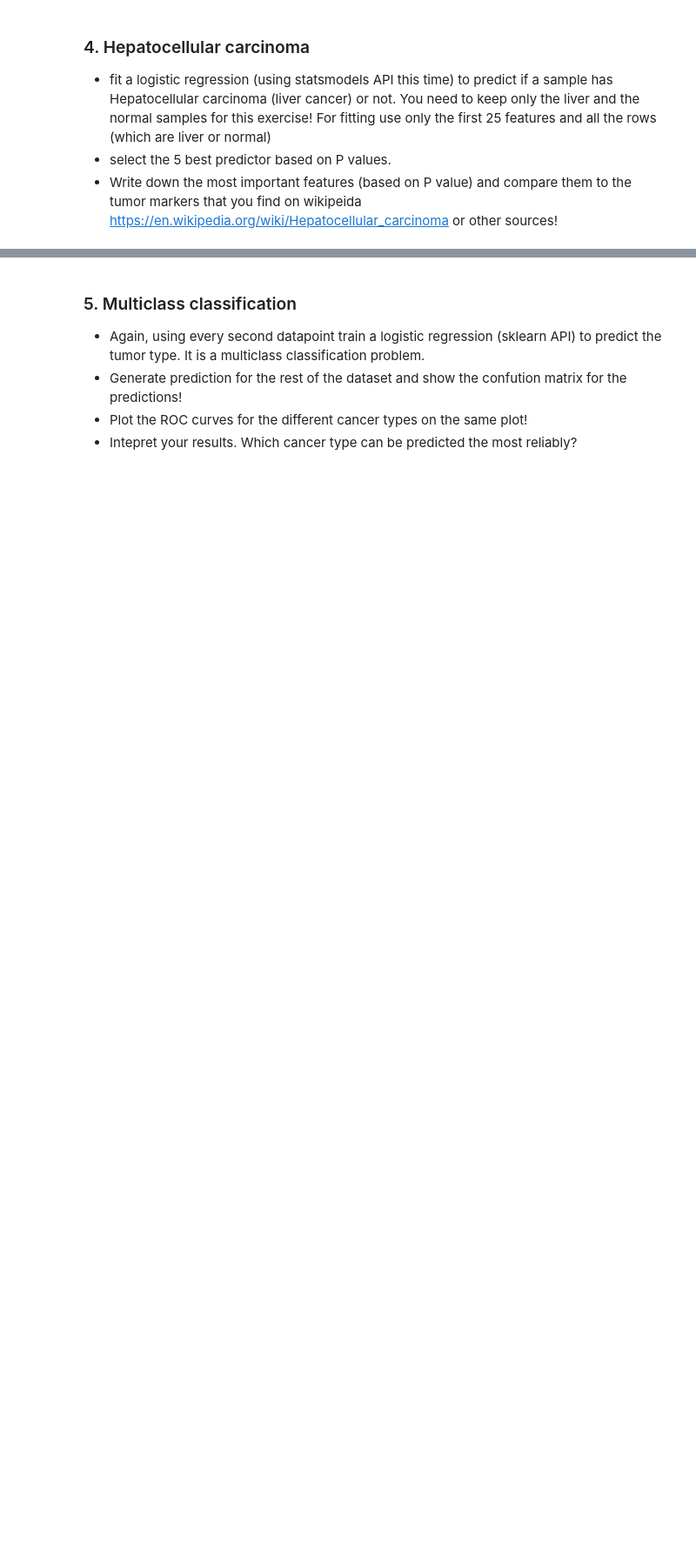
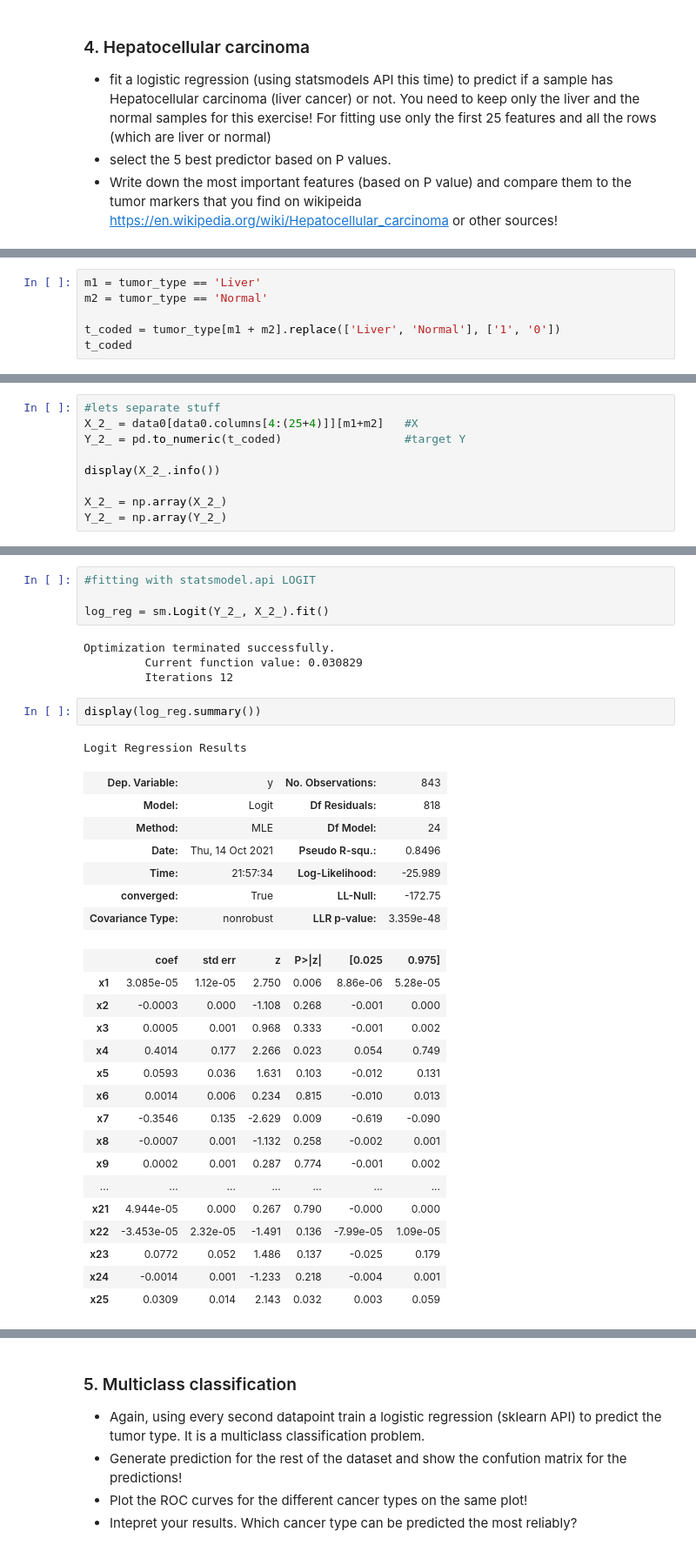
Before and after one commit to AdamGTaylor/DataMining_2021, a Jupyter notebook: hw5/HW_05.ipynb, the cells around one changed output, grey strips where cells are left out. Shown at 87% size. Saved outputs shown, nothing was run; the diff lists cells and outputs as text; blank space fills up the shorter version.

```diff
--- a/hw5/HW_05.ipynb
+++ b/hw5/HW_05.ipynb
@@ -468,0 +476,6 @@ So, my prediction said that someone is normal rather then cancerous compared to
+# %%
+m1 = tumor_type == 'Liver'
+m2 = tumor_type == 'Normal'
+
+t_coded = tumor_type[m1 + m2].replace(['Liver', 'Normal'], ['1', '0'])
+t_coded
@@ -468,0 +497,9 @@ So, my prediction said that someone is normal rather then cancerous compared to
+# %%
+#lets separate stuff
+X_2_ = data0[data0.columns[4:(25+4)]][m1+m2]   #X
+Y_2_ = pd.to_numeric(t_coded)                  #target Y
+
+display(X_2_.info())
+
+X_2_ = np.array(X_2_)
+Y_2_ = np.array(Y_2_)
@@ -468,0 +525,35 @@ So, my prediction said that someone is normal rather then cancerous compared to
+# %%
+#fitting with statsmodel.api LOGIT
+
+log_reg = sm.Logit(Y_2_, X_2_).fit()
+# %% [output]
+Optimization terminated successfully.
+         Current function value: 0.030829
+         Iterations 12
+# %%
+display(log_reg.summary())
+# %% [output]
+Logit Regression Results
+| Dep. Variable: | y | No. Observations: | 843 |
+| Model: | Logit | Df Residuals: | 818 |
+| Method: | MLE | Df Model: | 24 |
+| Date: | Thu, 14 Oct 2021 | Pseudo R-squ.: | 0.8496 |
+| Time: | 21:57:34 | Log-Likelihood: | -25.989 |
+| converged: | True | LL-Null: | -172.75 |
+| Covariance Type: | nonrobust | LLR p-value: | 3.359e-48 |
+|  | coef | std err | z | P>|z| | [0.025 | 0.975] |
+| x1 | 3.085e-05 | 1.12e-05 | 2.750 | 0.006 | 8.86e-06 | 5.28e-05 |
+| x2 | -0.0003 | 0.000 | -1.108 | 0.268 | -0.001 | 0.000 |
+| x3 | 0.0005 | 0.001 | 0.968 | 0.333 | -0.001 | 0.002 |
+| x4 | 0.4014 | 0.177 | 2.266 | 0.023 | 0.054 | 0.749 |
+| x5 | 0.0593 | 0.036 | 1.631 | 0.103 | -0.012 | 0.131 |
+| x6 | 0.0014 | 0.006 | 0.234 | 0.815 | -0.010 | 0.013 |
+| x7 | -0.3546 | 0.135 | -2.629 | 0.009 | -0.619 | -0.090 |
+| x8 | -0.0007 | 0.001 | -1.132 | 0.258 | -0.002 | 0.001 |
+| x9 | 0.0002 | 0.001 | 0.287 | 0.774 | -0.001 | 0.002 |
+| ... | ... | ... | ... | ... | ... | ... |
+| x21 | 4.944e-05 | 0.000 | 0.267 | 0.790 | -0.000 | 0.000 |
+| x22 | -3.453e-05 | 2.32e-05 | -1.491 | 0.136 | -7.99e-05 | 1.09e-05 |
+| x23 | 0.0772 | 0.052 | 1.486 | 0.137 | -0.025 | 0.179 |
+| x24 | -0.0014 | 0.001 | -1.233 | 0.218 | -0.004 | 0.001 |
+| x25 | 0.0309 | 0.014 | 2.143 | 0.032 | 0.003 | 0.059 |
```
Also changed, not shown: parts of 10 cells of this notebook.
